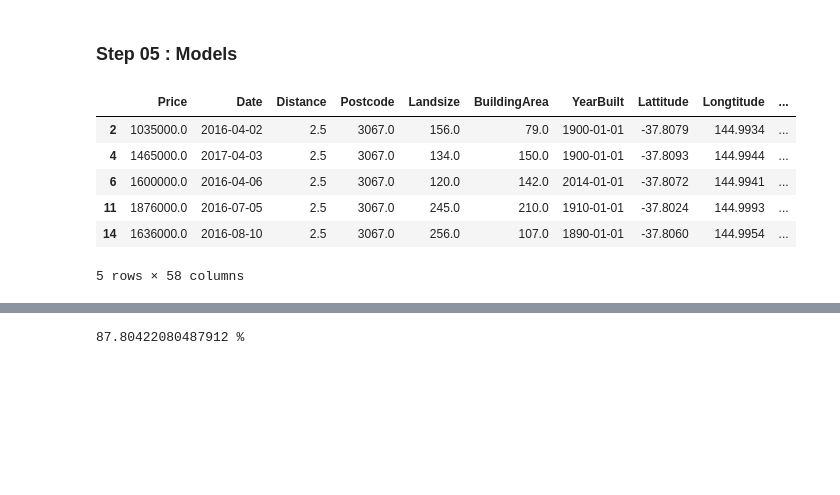
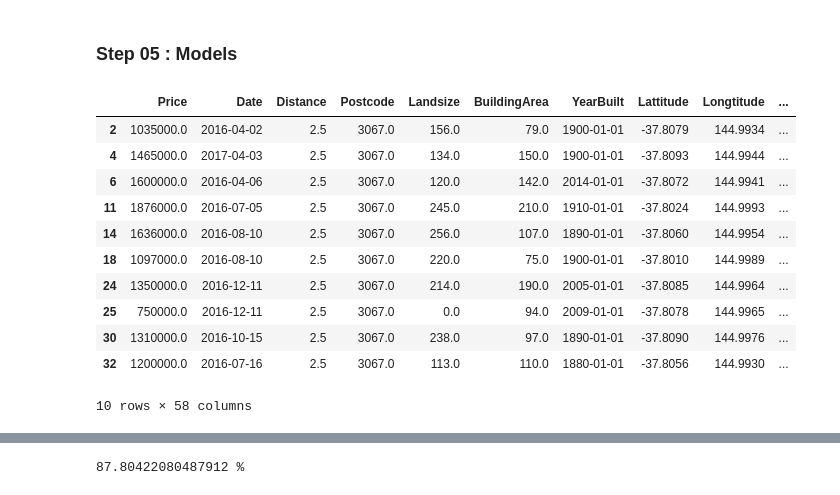
Before and after one commit to infoshareacademy/jdszw1-papillons, a Jupyter notebook: JDSZW1PA-6/ProjektML/MLprojectPapilons.ipynb, the cells around one changed output, grey strips where cells are left out. Drawn from its saved outputs; the diff is of its cells as text; code cells hidden in the pictures; blank space fills up the shorter version.

```diff
--- a/JDSZW1PA-6/ProjektML/MLproject.ipynb
+++ b/JDSZW1PA-6/ProjektML/MLprojectPapilons.ipynb
@@ -307,3 +313,5 @@ dataset['year'].head()
 Name: year, dtype: float64
 # %%
 dataset['year'] = dataset['year'] / 365
+# %%
+dataset = pd.get_dummies(dataset, columns=["Rooms", "Type", "Method", "Bathroom", "Car", "Regionname"])
@@ -330,15 +340,20 @@ memory usage: 1.3 MB
 # %% [markdown]
 ### Step 05 : Models
 # %%
-dataset.head()
+dataset.head(10)
 # %% [output]
 |  | Price | Date | Distance | Postcode | Landsize | BuildingArea | YearBuilt | Lattitude | Longtitude | ... |
 | 2 | 1035000.0 | 2016-04-02 | 2.5 | 3067.0 | 156.0 | 79.0 | 1900-01-01 | -37.8079 | 144.9934 | ... |
 | 4 | 1465000.0 | 2017-04-03 | 2.5 | 3067.0 | 134.0 | 150.0 | 1900-01-01 | -37.8093 | 144.9944 | ... |
 | 6 | 1600000.0 | 2016-04-06 | 2.5 | 3067.0 | 120.0 | 142.0 | 2014-01-01 | -37.8072 | 144.9941 | ... |
 | 11 | 1876000.0 | 2016-07-05 | 2.5 | 3067.0 | 245.0 | 210.0 | 1910-01-01 | -37.8024 | 144.9993 | ... |
 | 14 | 1636000.0 | 2016-08-10 | 2.5 | 3067.0 | 256.0 | 107.0 | 1890-01-01 | -37.8060 | 144.9954 | ... |
+| 18 | 1097000.0 | 2016-08-10 | 2.5 | 3067.0 | 220.0 | 75.0 | 1900-01-01 | -37.8010 | 144.9989 | ... |
+| 24 | 1350000.0 | 2016-12-11 | 2.5 | 3067.0 | 214.0 | 190.0 | 2005-01-01 | -37.8085 | 144.9964 | ... |
+| 25 | 750000.0 | 2016-12-11 | 2.5 | 3067.0 | 0.0 | 94.0 | 2009-01-01 | -37.8078 | 144.9965 | ... |
+| 30 | 1310000.0 | 2016-10-15 | 2.5 | 3067.0 | 238.0 | 97.0 | 1890-01-01 | -37.8090 | 144.9976 | ... |
+| 32 | 1200000.0 | 2016-07-16 | 2.5 | 3067.0 | 113.0 | 110.0 | 1880-01-01 | -37.8056 | 144.9930 | ... |
-5 rows × 58 columns
+10 rows × 58 columns
 # %%
 dataset = dataset.dropna()
 # %%
```
Also changed, not shown: parts of 15 cells of this notebook.
